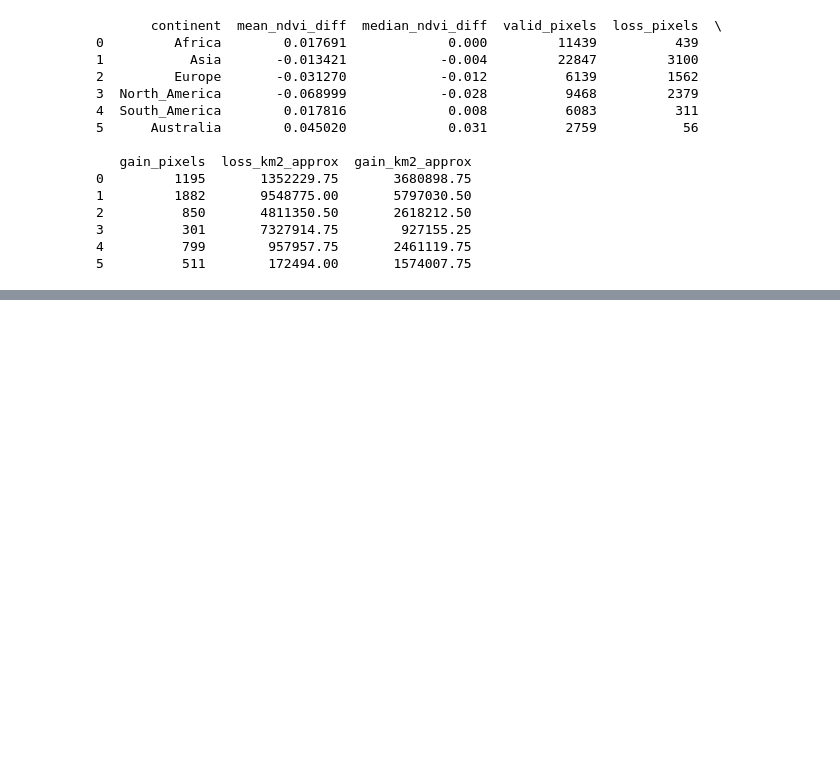
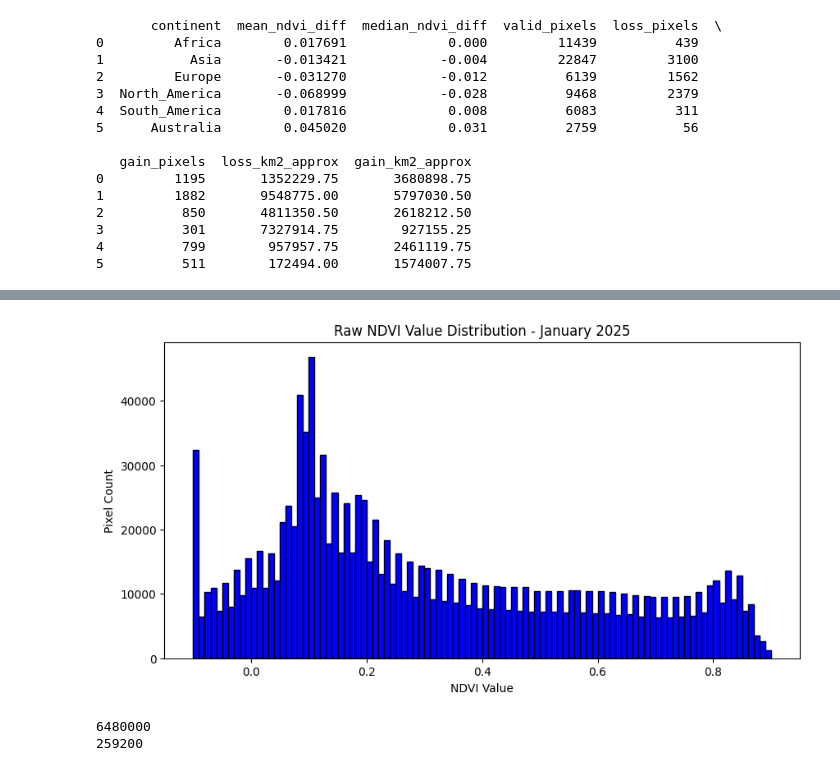
Before and after one commit to dhruv114523/sat-image-processing, a Jupyter notebook: main.ipynb, the cells around one changed output, grey strips where cells are left out. Drawn from its saved outputs; the diff is of its cells as text; code cells hidden in the pictures; blank space fills up the shorter version.

```diff
--- a/main.ipynb
+++ b/main.ipynb
@@ -426,0 +414,19 @@ np.float64(-0.10000000149011612)
+# %%
+import seaborn as sns
+
+data = np.where(data == 99999, np.nan, data)
+#99999 is water
+plt.figure(figsize=(10,5))
+plt.hist(data.flatten(), bins=100, color='blue', edgecolor='black')
+plt.title("Raw NDVI Value Distribution - January 2025")
+plt.xlabel("NDVI Value")
+plt.ylabel("Pixel Count")
+plt.show()
+# %% [output]
+[figure, added]
+# %%
+print(len(data.flatten()))
+print(len(ndvi_flat_2025))
+# %% [output]
+6480000
+259200
```
Also changed, not shown: parts of 6 cells of this notebook.
